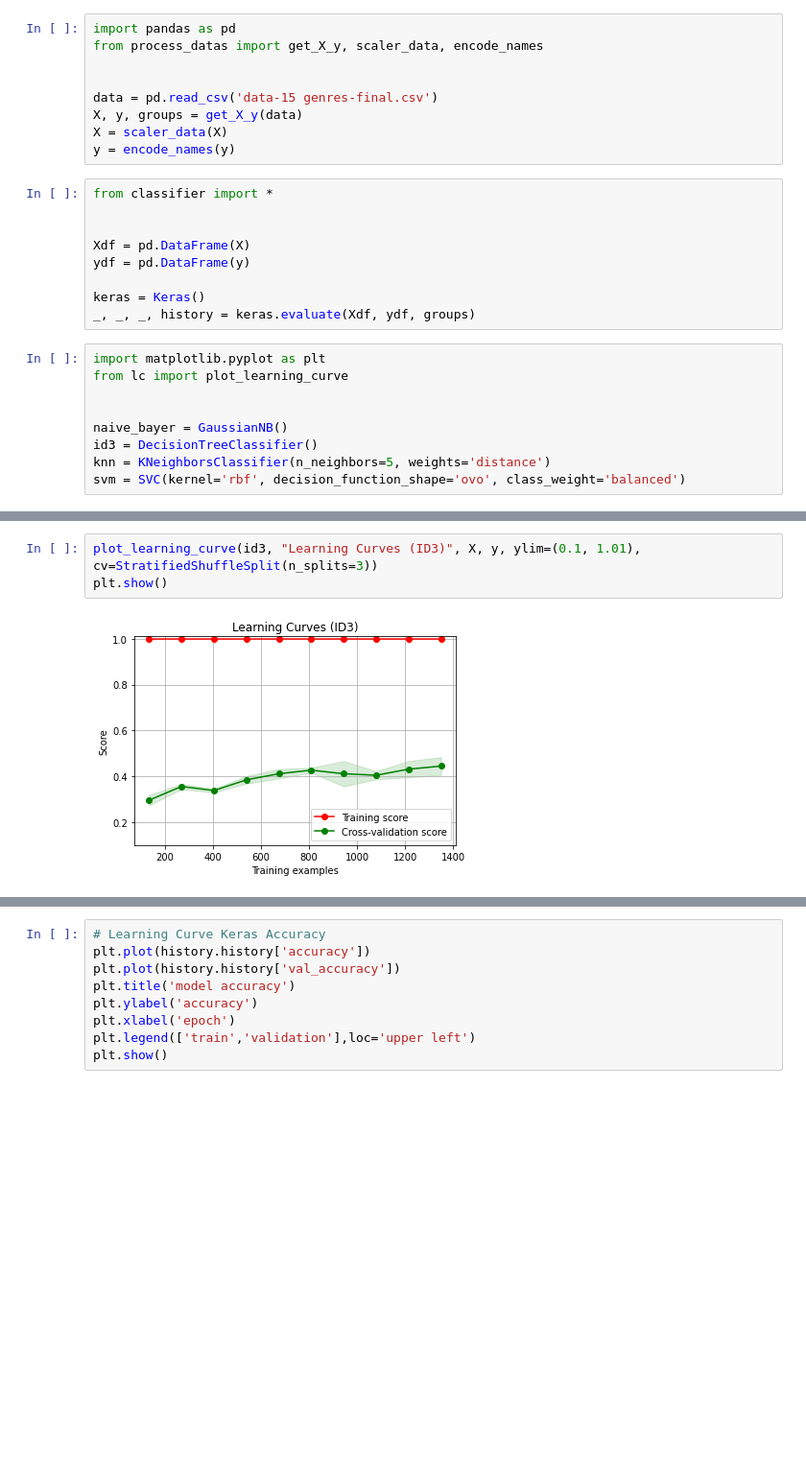
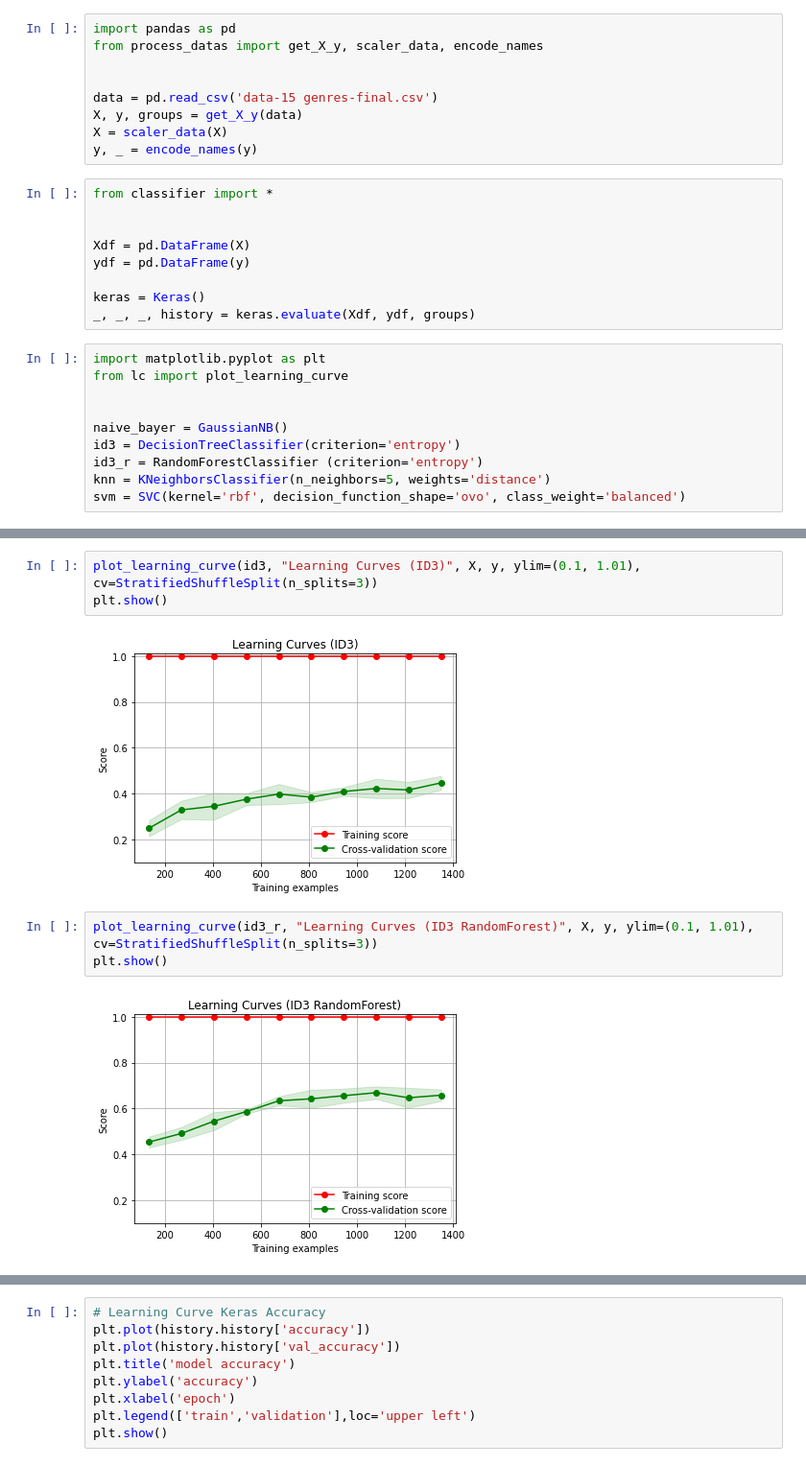
Before and after one commit to Gusta2307/Little-Spotify, a Jupyter notebook: ML/plot_lc.ipynb, the cells around one changed output, grey strips where cells are left out. Shown at 96% size. Drawn from its saved outputs; the diff is of its cells as text; blank space fills up the shorter version.

```diff
--- a/ML/plot_lc.ipynb
+++ b/ML/plot_lc.ipynb
@@ -6,7 +6,7 @@ from process_datas import get_X_y, scaler_data, encode_names
 data = pd.read_csv('data-15 genres-final.csv')
 X, y, groups = get_X_y(data)
 X = scaler_data(X)
-y = encode_names(y)
+y, _ = encode_names(y)
 # %%
 from classifier import *
 
@@ -22,7 +22,8 @@ from lc import plot_learning_curve
 
 
 naive_bayer = GaussianNB()
-id3 = DecisionTreeClassifier()
+id3 = DecisionTreeClassifier(criterion='entropy')
+id3_r = RandomForestClassifier (criterion='entropy')
 knn = KNeighborsClassifier(n_neighbors=5, weights='distance')
 svm = SVC(kernel='rbf', decision_function_shape='ovo', class_weight='balanced')
 # %%
@@ -34,7 +35,12 @@ plt.show()
 plot_learning_curve(id3, "Learning Curves (ID3)", X, y, ylim=(0.1, 1.01), cv=StratifiedShuffleSplit(n_splits=3))
 plt.show()
 # %% [output]
-[figure, old version]
+[figure, new version]
+# %%
+plot_learning_curve(id3_r, "Learning Curves (ID3 RandomForest)", X, y, ylim=(0.1, 1.01), cv=StratifiedShuffleSplit(n_splits=3))
+plt.show()
+# %% [output]
+[figure, added]
 # %%
 plot_learning_curve(knn, "Learning Curves (KNN)", X, y, ylim=(0.1, 1.01), cv=StratifiedShuffleSplit(n_splits=3))
 plt.show()
```
Also changed, not shown: parts of 3 cells of this notebook, 5 other files.
